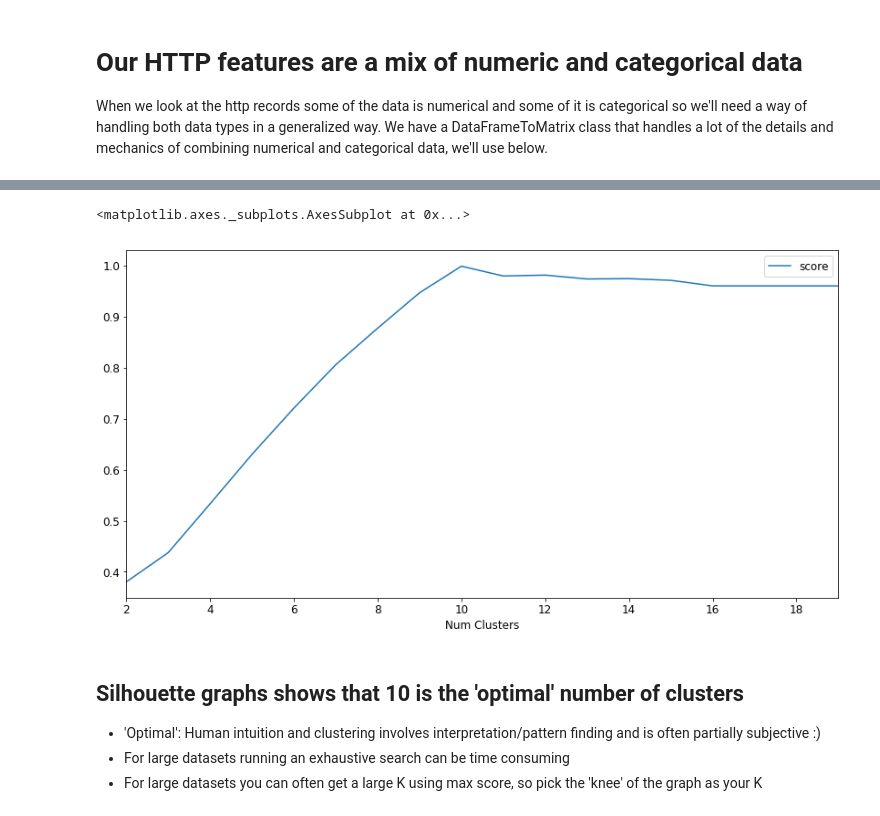
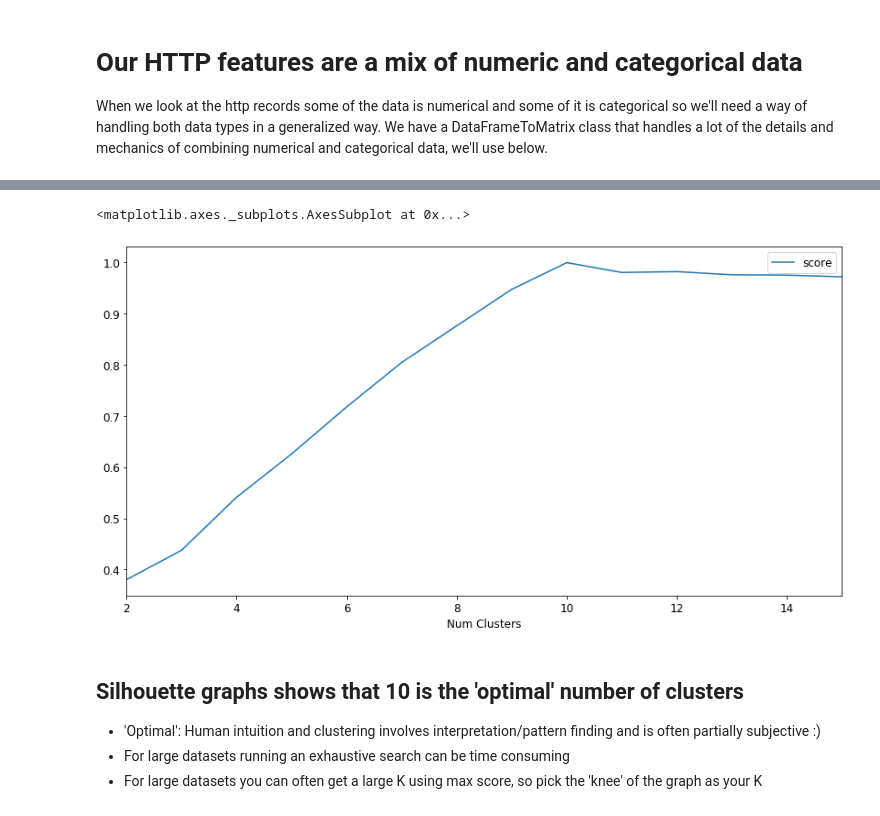
Before and after one commit to SuperCowPowers/zat, a Jupyter notebook: notebooks/Clustering_Picking_K.ipynb, the cells around one changed output, grey strips where cells are left out. Cells and saved outputs as stored; diff of their text form; code cells hidden in the pictures.

```diff
--- a/notebooks/Clustering_Picking_K.ipynb
+++ b/notebooks/Clustering_Picking_K.ipynb
@@ -114,20 +112,20 @@ plt.rcParams['figure.figsize'] = 14.0, 7.0
 # %%
 from sklearn.metrics import silhouette_score
 
 scores = []
-clusters = range(2,20)
+clusters = range(2,16)
 for K in clusters:
 
     clusterer = KMeans(n_clusters=K)
     cluster_labels = clusterer.fit_predict(http_feature_matrix)
     score = silhouette_score(http_feature_matrix, cluster_labels)
     scores.append(score)
 
 # Plot it out
 pd.DataFrame({'Num Clusters':clusters, 'score':scores}).plot(x='Num Clusters', y='score')
 # %% [output]
 <matplotlib.axes._subplots.AxesSubplot at 0x...>
-[figure, old version]
+[figure, new version]
 # %% [markdown]
 ## Silhouette graphs shows that 10 is the 'optimal' number of clusters
 - 'Optimal': Human intuition and clustering involves interpretation/pattern finding and is often partially subjective :)
```
Also changed, not shown: parts of 6 cells of this notebook, 2 other files.
